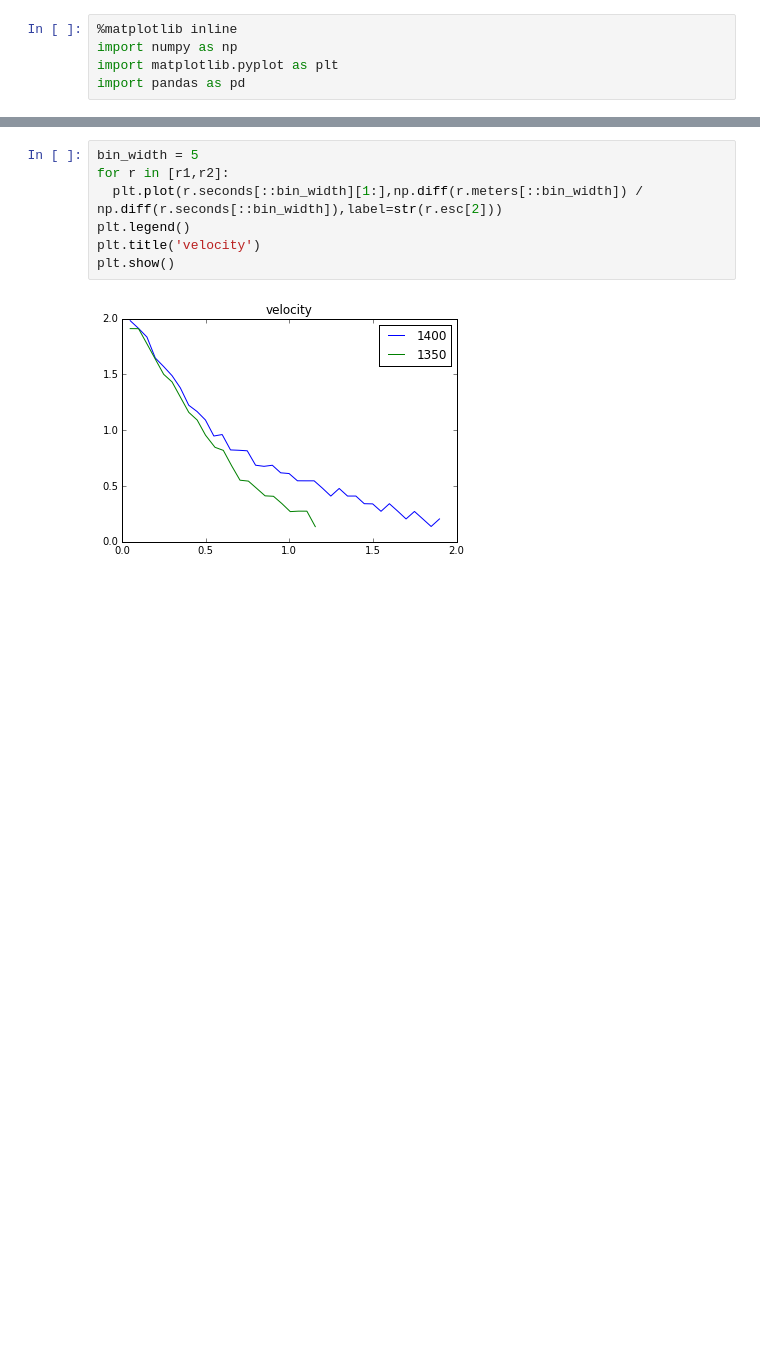
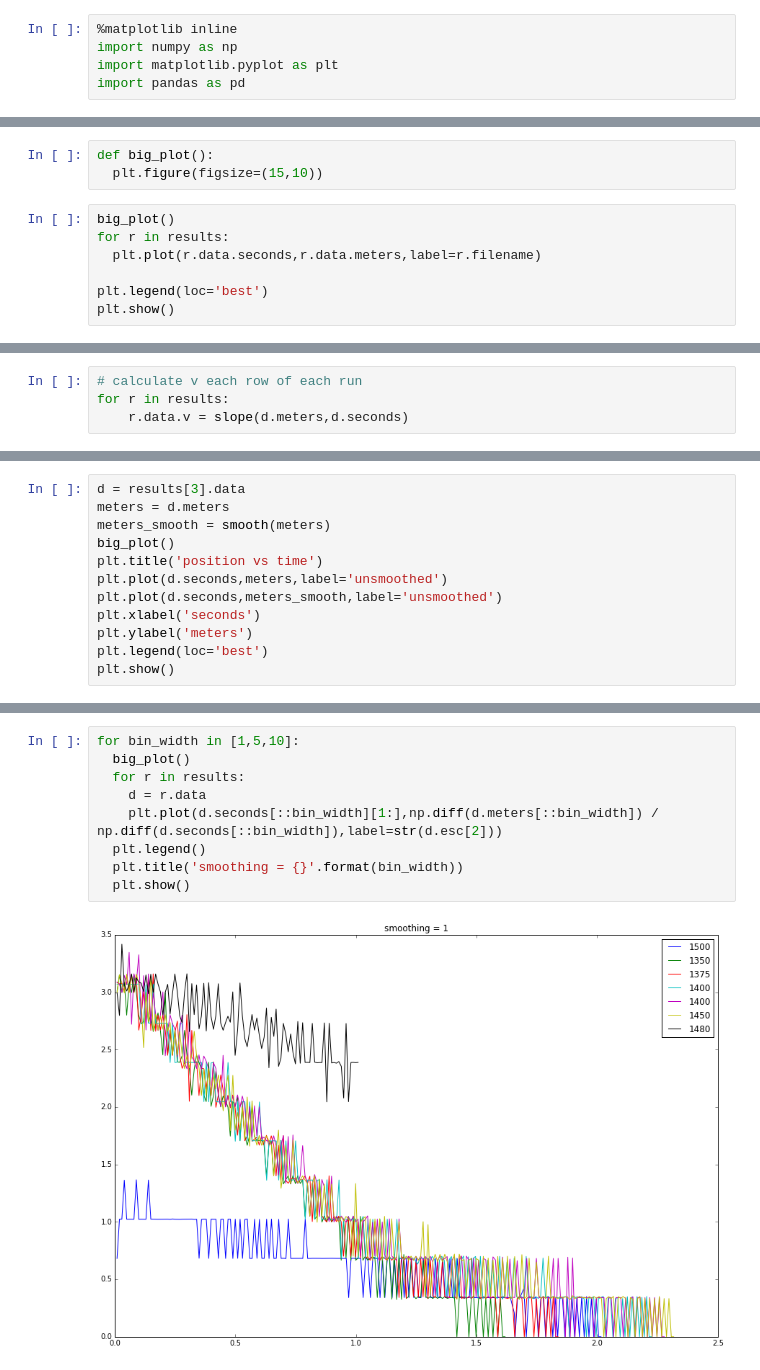
Before and after one commit to berickson/car, a Jupyter notebook: notebooks/Braking.ipynb, the cells around one changed output, grey strips where cells are left out. Cells and saved outputs as stored; diff of their text form; blank space fills up the shorter version.

```diff
--- a/notebooks/Braking.ipynb
+++ b/notebooks/Braking.ipynb
@@ -18,0 +37,10 @@ plt.show()
+# %%
+def big_plot():
+  plt.figure(figsize=(15,10))
+# %%
+big_plot()
+for r in results:
+  plt.plot(r.data.seconds,r.data.meters,label=r.filename)
+
+plt.legend(loc='best')
+plt.show()
@@ -18,0 +49,4 @@ plt.show()
+# %%
+# calculate v each row of each run
+for r in results:
+    r.data.v = slope(d.meters,d.seconds)
@@ -18,0 +66,12 @@ plt.show()
+# %%
+d = results[3].data
+meters = d.meters
+meters_smooth = smooth(meters)
+big_plot()
+plt.title('position vs time')
+plt.plot(d.seconds,meters,label='unsmoothed')
+plt.plot(d.seconds,meters_smooth,label='unsmoothed')
+plt.xlabel('seconds')
+plt.ylabel('meters')
+plt.legend(loc='best')
+plt.show()
@@ -19,9 +122,11 @@ plt.show()
 # %%
-bin_width = 5
-for r in [r1,r2]:
-  plt.plot(r.seconds[::bin_width][1:],np.diff(r.meters[::bin_width]) / np.diff(r.seconds[::bin_width]),label=str(r.esc[2]))
-plt.legend()
-plt.title('velocity')
-plt.show()
+for bin_width in [1,5,10]:
+  big_plot()
+  for r in results:
+    d = r.data
+    plt.plot(d.seconds[::bin_width][1:],np.diff(d.meters[::bin_width]) / np.diff(d.seconds[::bin_width]),label=str(d.esc[2]))
+  plt.legend()
+  plt.title('smoothing = {}'.format(bin_width))
+  plt.show()
 # %% [output]
-[figure, old version]
+[figure, new version]
```
Also changed, not shown: parts of 13 cells of this notebook, 1 other file.
